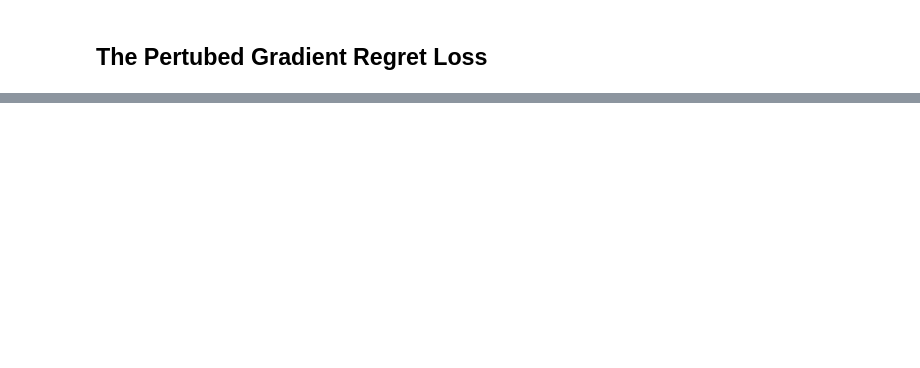
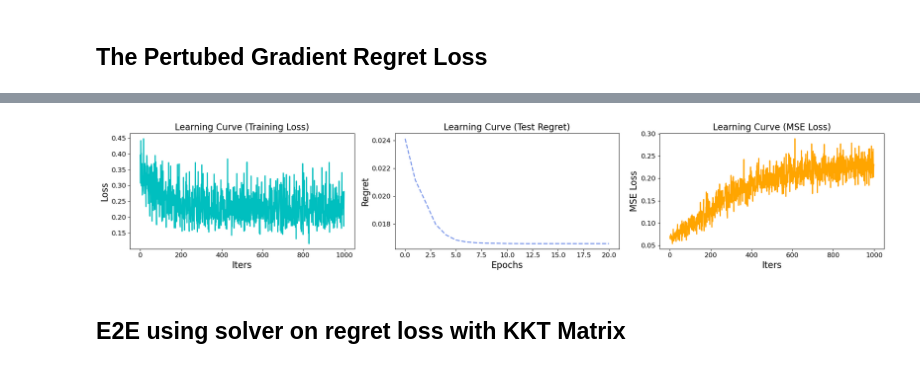
Before and after one commit to DennisWang2488/main, a Jupyter notebook: Notebooks/fyp.ipynb, the cells around one changed output, grey strips where cells are left out. Cells and saved outputs as stored; diff of their text form; code cells hidden in the pictures; blank space fills up the shorter version.

Commit message:
matrixinv

```diff
--- a/Notebooks/fyp.ipynb
+++ b/Notebooks/fyp.ipynb
@@ -952,3 +987,16 @@ def trainModel(predmodel, loss_func, num_epochs=10, lr=1e-2):
 
     print(f"Total Elapsed Time: {elapsed:.2f} Sec.")
     return loss_log, loss_log_regret, mse_loss_log  # Return MSE loss log as well
+# %%
+# Set up the model, optimizer, and MSE loss
+optmodel = optModelClosed
+model = LinearRegressionModel(num_items, num_features).to(device)
+# criterion = nn.MSELoss()
+criterion = RegretLoss(optmodel,Q)
+
+# Run the training
+loss_log, loss_log_regret, mse_loss_log = trainModel(model, criterion, num_epochs=20, lr=1e-2)
+
+# Visualize the learning curves
+visLearningCurve(loss_log, loss_log_regret, mse_loss_log)
+# %% [output]
@@ -954,0 +1020,3 @@ def trainModel(predmodel, loss_func, num_epochs=10, lr=1e-2):
+[figure, added]
+# %% [markdown]
+## E2E using solver on regret loss with KKT Matrix
```
Also changed, not shown: parts of 21 cells of this notebook, 3 other files.
